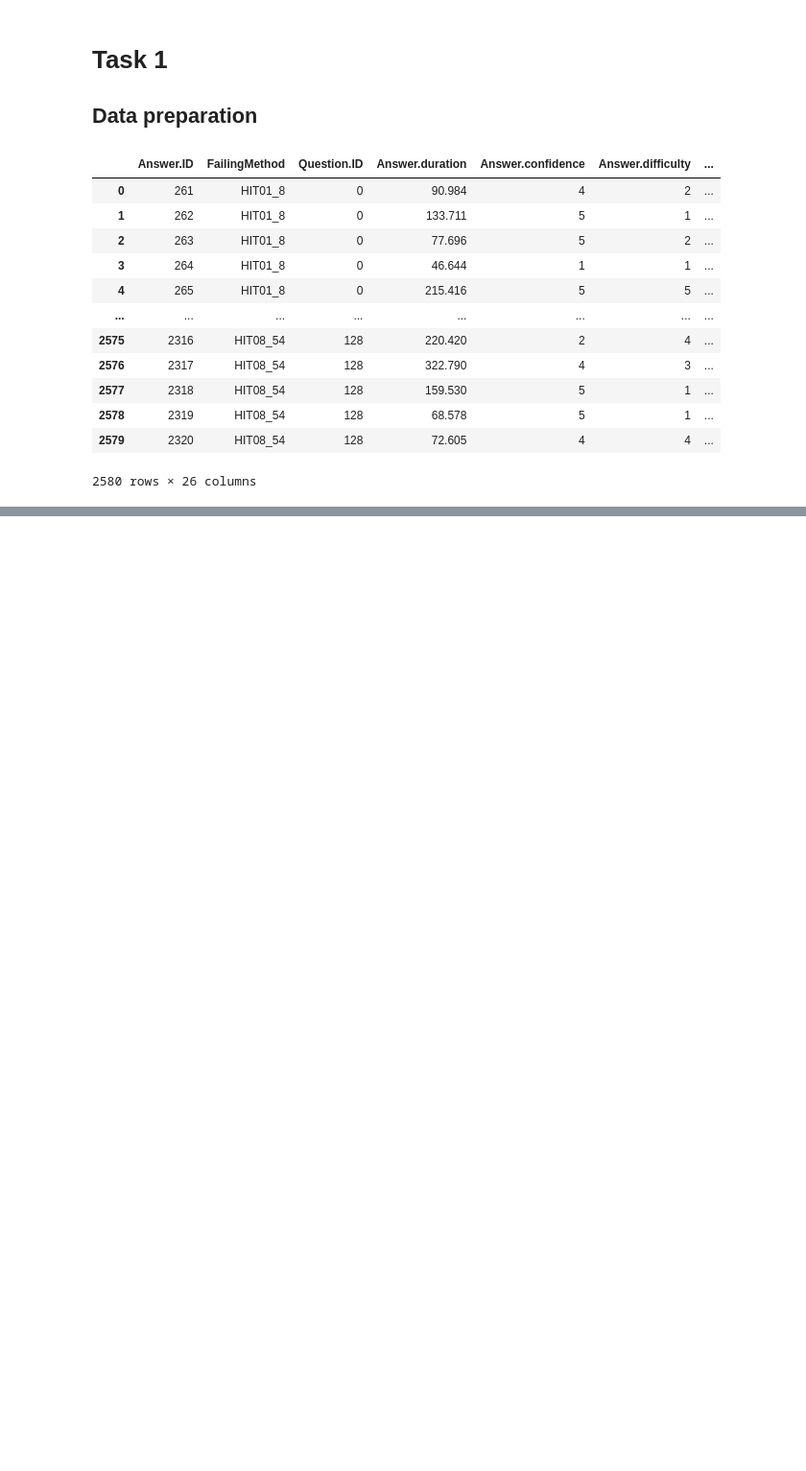
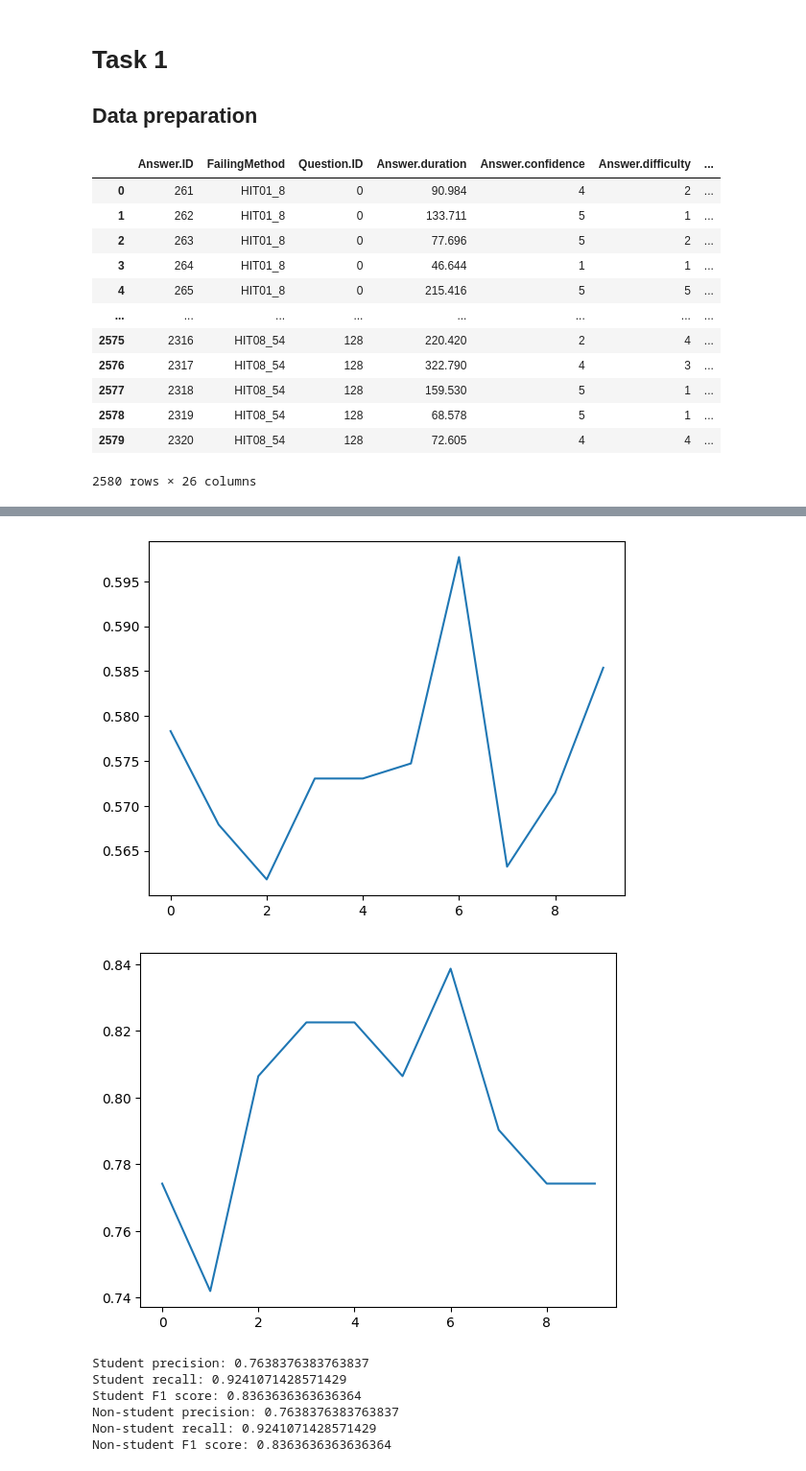
Before and after one commit to hpi-sam/ASE-GenAI, a Jupyter notebook: hendrik-lucas-philipp/miniproject3/task1.ipynb, the cells around one changed output, grey strips where cells are left out. Shown at 96% size. Saved outputs shown, nothing was run; the diff lists cells and outputs as text; code cells hidden in the pictures; blank space fills up the shorter version.

Commit message:
finish task 1

```diff
--- a/hendrik-lucas-philipp/miniproject3/task1.ipynb
+++ b/hendrik-lucas-philipp/miniproject3/task1.ipynb
@@ -249,0 +92,4 @@ Recall: 0.5865384615384616
+# %%
+input_cols = ['Worker.score', 'Answer.duration', 'TTR', 'explanation_size', 'Answer.confidence',
+              'Answer.difficulty'] # only use these input columns, because specified in the task
+output_col = 'correctness'
@@ -249,0 +249,27 @@ Recall: 0.5865384615384616
+# %%
+precisions = []
+recalls = []
+for i in range(10):
+    # add i*10% from non-student data to student data
+    non_student_data_points = df_train_non_students_balanced.sample(frac=0.1*i, random_state=42)
+    df_train_mixed = pd.concat([df_train_students_balanced, non_student_data_points])
+    _, _, non_student_precision, non_student_recall = evaluate_model(df_train_mixed, df_holdout_students, df_holdout_non_students_balanced)
+    precisions.append(np.mean(non_student_precision))
+    recalls.append(np.mean(non_student_recall))
+
+plt.plot(precisions, label='Precision')
+plt.show()
+plt.plot(recalls, label='Recall')
+plt.show()
+# %% [output]
+[figure, added]
+[figure, added]
+# %%
+evaluate_model_print(df_train, df_holdout, df_holdout)
+# %% [output]
+Student precision: 0.7638376383763837
+Student recall: 0.9241071428571429
+Student F1 score: 0.8363636363636364
+Non-student precision: 0.7638376383763837
+Non-student recall: 0.9241071428571429
+Non-student F1 score: 0.8363636363636364
```
Also changed, not shown: parts of 37 cells of this notebook, 1 other file.
